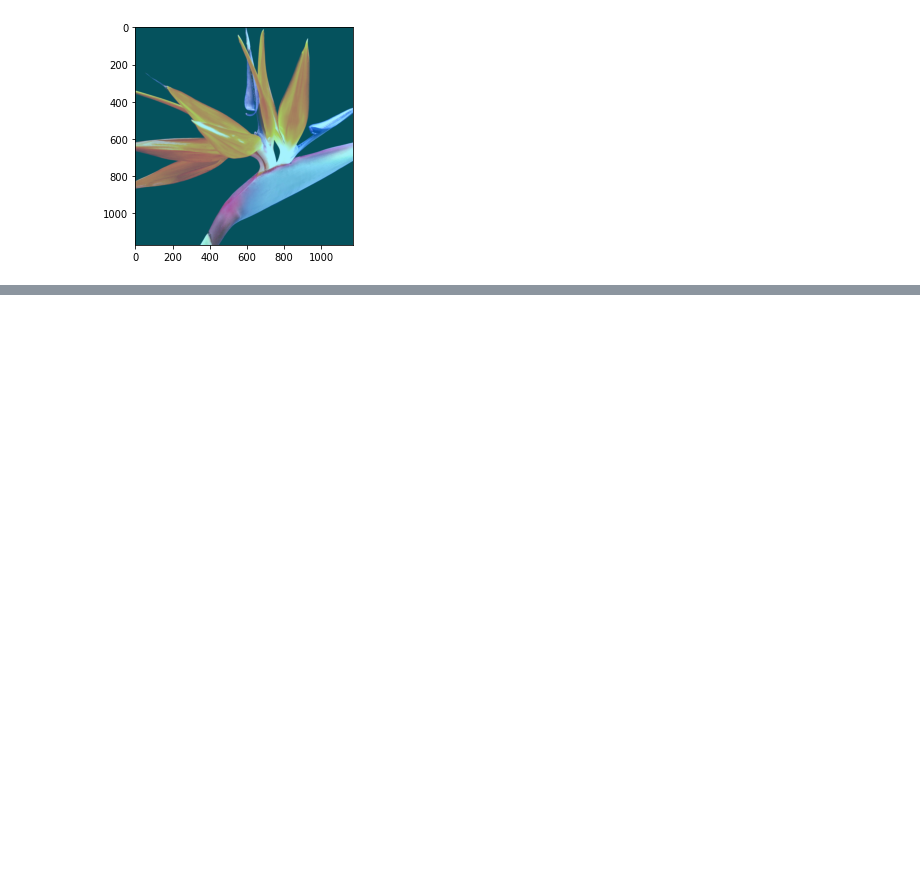
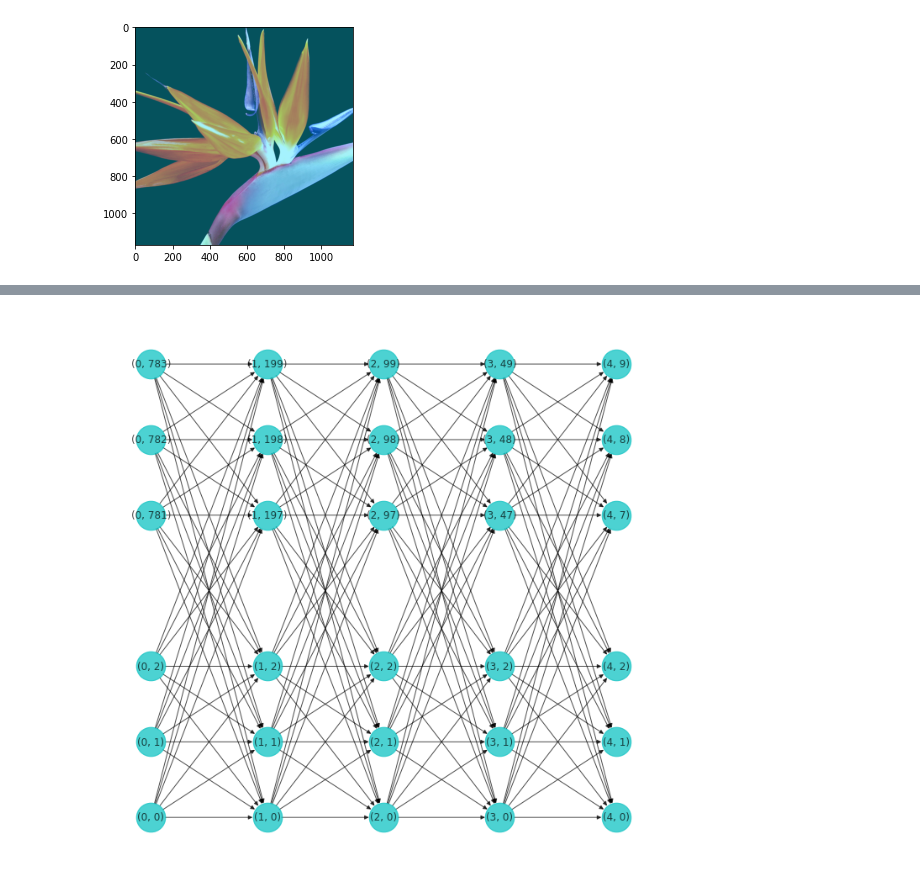
Before and after one commit to mpatrini7/DataLAB42, a Jupyter notebook: Week2/Week2.ipynb, the cells around one changed output, grey strips where cells are left out. Cells and saved outputs as stored; diff of their text form; code cells hidden in the pictures; blank space fills up the shorter version.

```diff
--- a/Week2/Week2.ipynb
+++ b/Week2/Week2.ipynb
@@ -384,0 +888,91 @@ Manual Toaster
+# %%
+
+# ---------------------Globals---------------------
+TRAIN_DATA_FILE = 'mnist/mnist_train.csv'
+TEST_DATA_FILE = 'mnist/mnist_test.csv'
+
+N_INPUTS = 784                 # input number of units
+N_HIDDEN = [200, 100, 50]      # hidden layer sizes
+N_OUTPUTS = 10                 # output number of units
+LEARNING_RATE = 0.1            # initial learning rate
+LAMBDA = 0.01                  # regularization parameter
+EPOCHS = 50                    # training epochs
+
+
+if __name__ == '__main__':
+    # np.savez("weights.npz")
+    # -----------------Open MNIST data-----------------
+    x_data, y_data = readData(TRAIN_DATA_FILE)
+    print('x_data.shape:', x_data.shape)
+    print('y_data.shape:', y_data.shape)
+
+    # ------------------Create network------------------
+    nn = neuralNetwork(N_INPUTS, N_HIDDEN, N_OUTPUTS, LEARNING_RATE, af_last=softmax_a, lam=LAMBDA)
+
+    # -----------------Mini-batch train-----------------
+    nn.plotNN()
+    nn.saveWeights('weights.npz')
+    nn.loadWeights('weights.npz')
+
+    import time
+    t1=time.time()
+    costs = nn.batchTrain(x_data, y_data, EPOCHS)
+    # costs = nn.miniBatchTrain(x_data, y_data, EPOCHS, 64)
+    t2=time.time()
+    print('time=',t2-t1)
+    #costs = nn.stochasticTrain(x_data, y_data, EPOCHS)
+
+    # -----------Plot a graph of the network-----------
+    fig, ax = plt.subplots()
+    ax.plot(costs, 'b-o')
+    ax.set_xlabel('epochs')
+    ax.set_ylabel('Cost')
+    fig.show()
+
+    nn.saveWeights('weights.npz')
+
+    # ---------------Validate on train set---------------
+    yhat_train = np.argmax(nn.predict(x_data), axis=1)
+    y_true_train = np.argmax(y_data, axis=1)
+    n_correct_train = np.sum(yhat_train == y_true_train)
+
+    print('Training samples:')
+    n_test_train = 20
+    for ii in np.random.randint(0, len(y_data)-1, n_test_train):
+        yhatii = yhat_train[ii]
+        ytrueii = y_true_train[ii]
+        print('yhat = %d, yii = %d' % (yhatii, ytrueii))
+
+    # ------------------Open test data------------------
+    x_data_test, y_data_test = readData(TEST_DATA_FILE)
+
+    # ---------------test on test set---------------
+    yhat_test = np.argmax(nn.predict(x_data_test), axis=1)
+    y_true_test = np.argmax(y_data_test, axis=1)
+    n_correct_test = np.sum(yhat_test == y_true_test)
+
+    print('Test samples:')
+    n_test = 20
+    for ii in np.random.randint(0, len(y_data_test)-1, n_test):
+        yhatii = yhat_test[ii]
+        ytrueii = y_true_test[ii]
+        print('yhat = %d, yii = %d' % (yhatii, ytrueii))
+
+    print('Accuracy in training set:', n_correct_train/float(len(x_data))*100.)
+    print('Accuracy in test set:', n_correct_test/float(len(x_data_test))*100.)
+
+    #----------------Plot some results----------------
+    nrows = 3
+    ncols = 4
+    n_plots =  nrows*ncols
+    fig = plt.figure(figsize=(12, 10))
+    for i in range(n_plots):
+        axi = fig.add_subplot(nrows, ncols, i+1)
+        axi.axis('off')
+        xi = x_data_test[i]
+        yi = y_data_test[i]
+        yhati = yhat_test[i]
+        plotResult(xi, yi, yhati, ax=axi)
+
+    fig.show()
+# %% [output]
@@ -384,0 +981 @@ Manual Toaster
+[figure, added]
```
Also changed, not shown: parts of 14 cells of this notebook.
